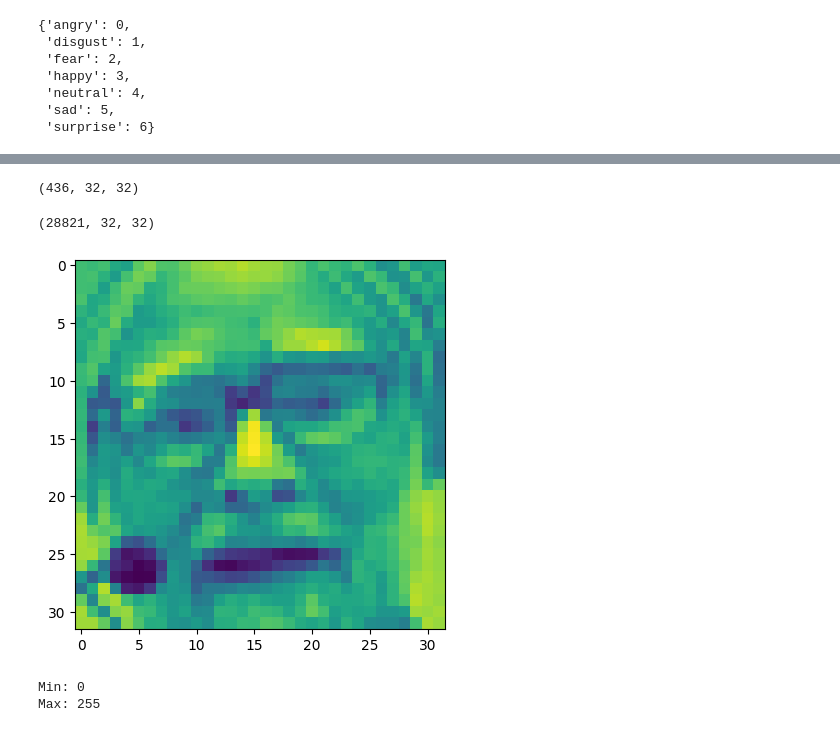
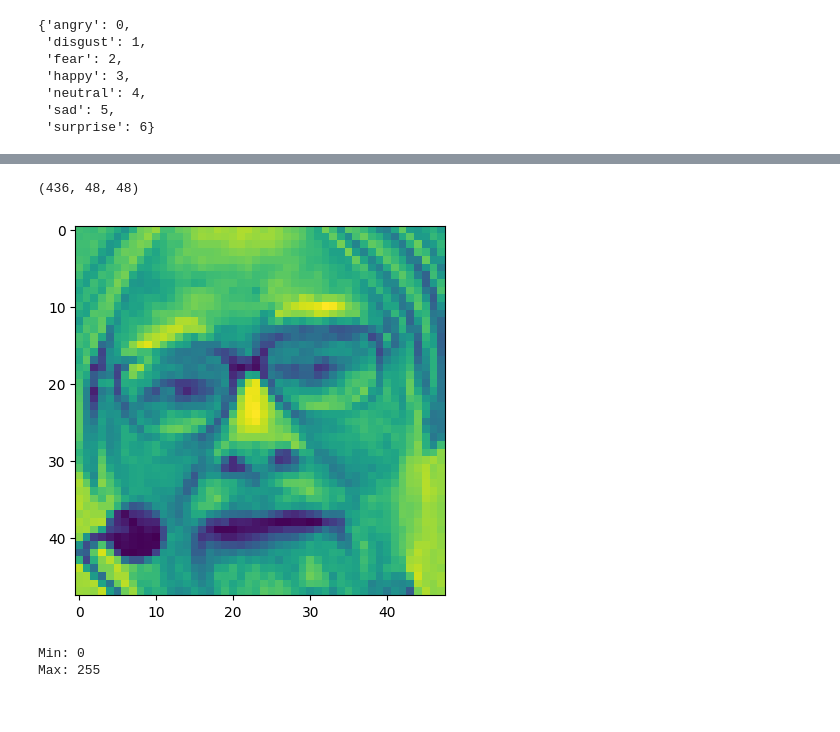
Before and after one commit to ManuelRF86/EmoDecode_3000, a Jupyter notebook: trabajo/ejercicio.ipynb, the cells around one changed output, grey strips where cells are left out. Saved outputs shown, nothing was run; the diff lists cells and outputs as text; code cells hidden in the pictures.

```diff
--- a/trabajo/ejercicio.ipynb
+++ b/trabajo/ejercicio.ipynb
@@ -10,8 +10,8 @@ import os
 from skimage.io import imread
 import cv2
 # %%
-IMAGE_WIDTH=32
-IMAGE_HEIGHT=32
+IMAGE_WIDTH=48
+IMAGE_HEIGHT=48
 IMAGE_CHANNELS=3
 IMAGE_SIZE=(IMAGE_WIDTH, IMAGE_HEIGHT, IMAGE_CHANNELS)
 BATCH_SIZE = 32
@@ -123,7 +123,7 @@ def read_data(path, im_size):
     for file in os.listdir(path):
 
         # Leer la imagen a color y aplicarle el resize
-        image = imread(path + file)
+        image = imread(path + file,cv2.COLOR_GRAY2BGR)
         smallimage = cv2.resize(image, (im_size, im_size))
 
         # Guardo en X
@@ -166,13 +173,9 @@ X_train7 = read_data(TRAIN_PATH_surprise, IMAGE_WIDTH)
 # %%
 X_train2.shape
 # %% [output]
-(436, 32, 32)
+(436, 48, 48)
 # %%
-X_train = np.vstack((X_train1, X_train2, X_train3, X_train4, X_train5, X_train6,X_train7))
+X = np.vstack((X_train1, X_train2, X_train3, X_train4, X_train5, X_train6,X_train7))
-# %%
-X_train.shape
-# %% [output]
-(28821, 32, 32)
 # %%
 df_train['numero_categoria'] = df_train['category'].map(class_names_label)
 # %%
@@ -180,5 +183,5 @@ X_test = df_train['numero_categoria']
 # %%
-plt.imshow(X_train[1]);
+plt.imshow(X[1]);
 # %% [output]
-[figure, old version]
+[figure, new version]
 # %%
```
Also changed, not shown: parts of 35 cells of this notebook, 2 other files.
